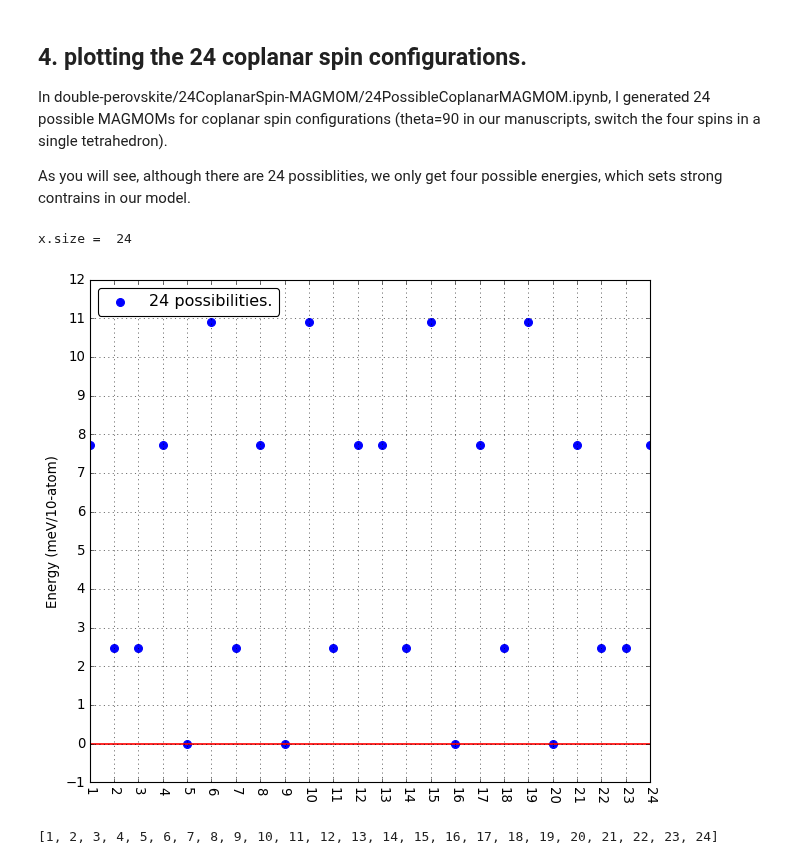
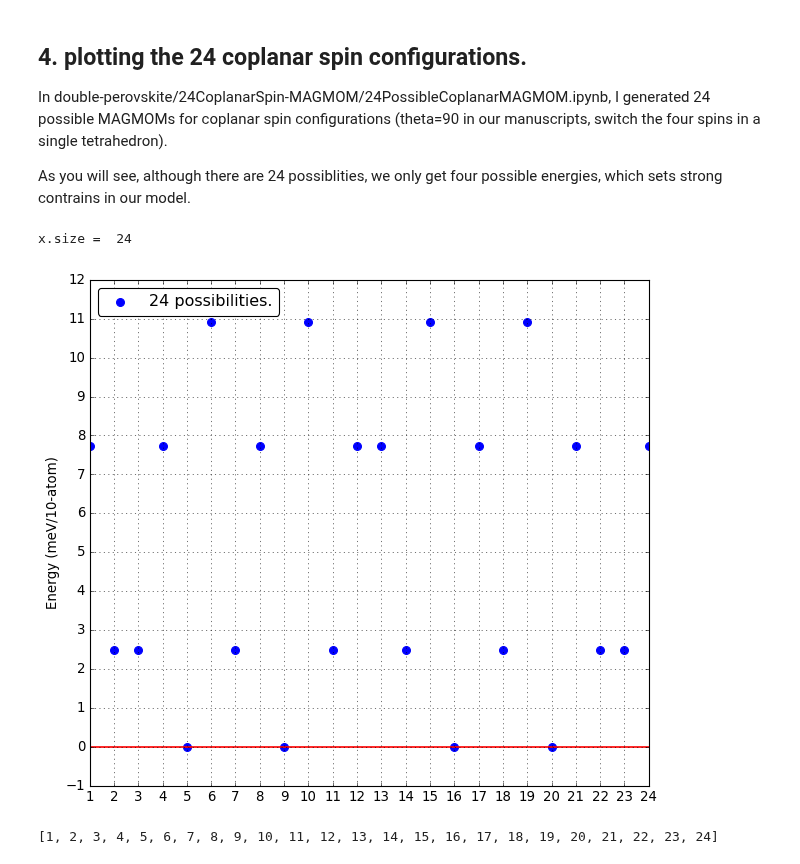
Before and after one commit to yw-fang/readingnotes, a Jupyter notebook: matsci/project2017/double-perovskite/DFT-plotting/BYOO_pressure_U_energies.ipynb, the cells around one changed output. Cells and saved outputs as stored; diff of their text form; code cells hidden in the pictures.

```diff
--- a/matsci/project2017/double-perovskite/DFT-plotting/BYOO_pressure_U_energies.ipynb
+++ b/matsci/project2017/double-perovskite/DFT-plotting/BYOO_pressure_U_energies.ipynb
@@ -537,6 +537,8 @@ mpl.rcParams['legend.fancybox'] = True
 mpl.rcParams['legend.scatterpoints'] = 1 #scatterpoints,
 #it's the numer of maker points in the legend when
 #creating a legend entry for a scatter plot
+mpl.rcParams["axes.formatter.useoffset"]=False #turn off the axis offset-values.
+# If on. the axis label will use a offset value by the side of axis
 
 import matplotlib.pyplot as plt
 import numpy as np
@@ -1545,35 +1547,35 @@ y_24co_normalized = y_24co_new.add(-GroundEnergyArray)*1000/4
 fig = plt.figure()
 ax1=fig.add_subplot(1,1,1)
 ax1.scatter(x, y_24co_normalized, s=50, color='b', label='24 possibilities.')
 ax1.legend(loc="upper left")
-plt.xticks(x, SpinConfLabel, rotation='270')
+plt.xticks(x, SpinConfLabel, rotation='0')
 #plt.setp(ax1.get_xticklabels(), visible=True)
 ax1.grid()
 ax1.axhline(y=0, color='r', linestyle='-')
 ax1.locator_params(nbins=16, axis='y')
 
 ax1.set_xlim([1,24]) #set x-axis limit
 
 
 #plt.scatter(x, y102_normalized, color='red')
 # plt.xticks(x, SpinConfLabel, rotation='270')
 plt.ylabel('Energy (meV/10-atom)')
 # plt.grid()
 # plt.show()
 
 #make the saved figure in tight mode
 plt.tight_layout()
 
 
 
 #save pdf
 pp = PdfPages('24coplanar.pdf')
 pp.savefig(fig)
 
 pp.close()
 # %% [output]
 x.size =  24
-[figure, old version]
+[figure, new version]
 # %%
 x=list(range(1,25))
 type(x)
```
